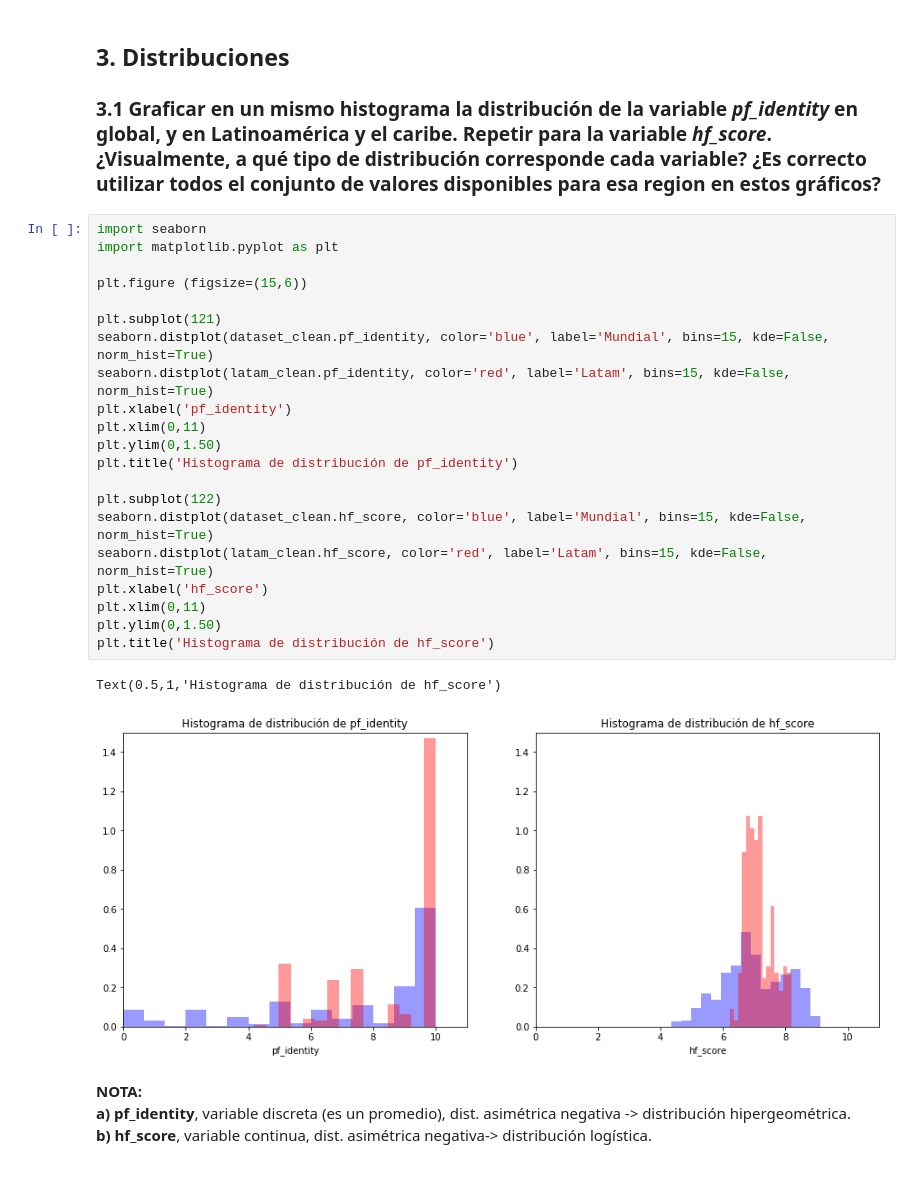
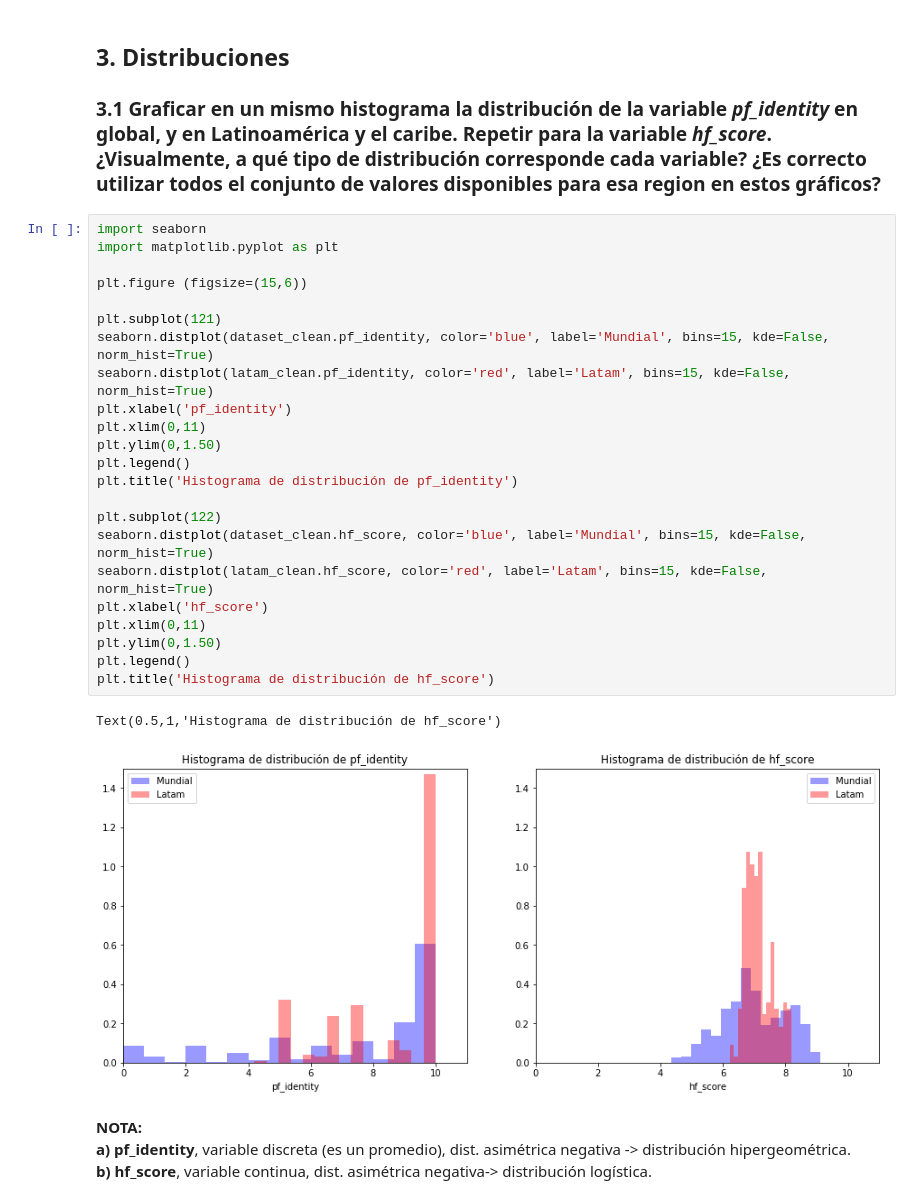
Before and after one commit to Verobornancini/DataScience_AnalisisyVisualizacion, a Jupyter notebook: practico.ipynb, the cells around one changed output. Drawn from its saved outputs; the diff is of its cells as text.

```diff
--- a/practico.ipynb
+++ b/practico.ipynb
@@ -724,27 +745,29 @@ Text(0.5,1,'ef_score por país de Latam')
 # %%
 import seaborn
 import matplotlib.pyplot as plt
 
 plt.figure (figsize=(15,6))
 
 plt.subplot(121)
 seaborn.distplot(dataset_clean.pf_identity, color='blue', label='Mundial', bins=15, kde=False, norm_hist=True)
 seaborn.distplot(latam_clean.pf_identity, color='red', label='Latam', bins=15, kde=False, norm_hist=True)
 plt.xlabel('pf_identity')
 plt.xlim(0,11)
 plt.ylim(0,1.50)
+plt.legend()
 plt.title('Histograma de distribución de pf_identity')
 
 plt.subplot(122)
 seaborn.distplot(dataset_clean.hf_score, color='blue', label='Mundial', bins=15, kde=False, norm_hist=True)
 seaborn.distplot(latam_clean.hf_score, color='red', label='Latam', bins=15, kde=False, norm_hist=True)
 plt.xlabel('hf_score')
 plt.xlim(0,11)
 plt.ylim(0,1.50)
+plt.legend()
 plt.title('Histograma de distribución de hf_score')
 # %% [output]
 Text(0.5,1,'Histograma de distribución de hf_score')
-[figure, old version]
+[figure, new version]
 # %% [markdown]
 **NOTA:**
 **a)** **pf_identity**, variable discreta (es un promedio), dist. asimétrica negativa -> distribución hipergeométrica.
```
Also changed, not shown: parts of 18 cells of this notebook.
